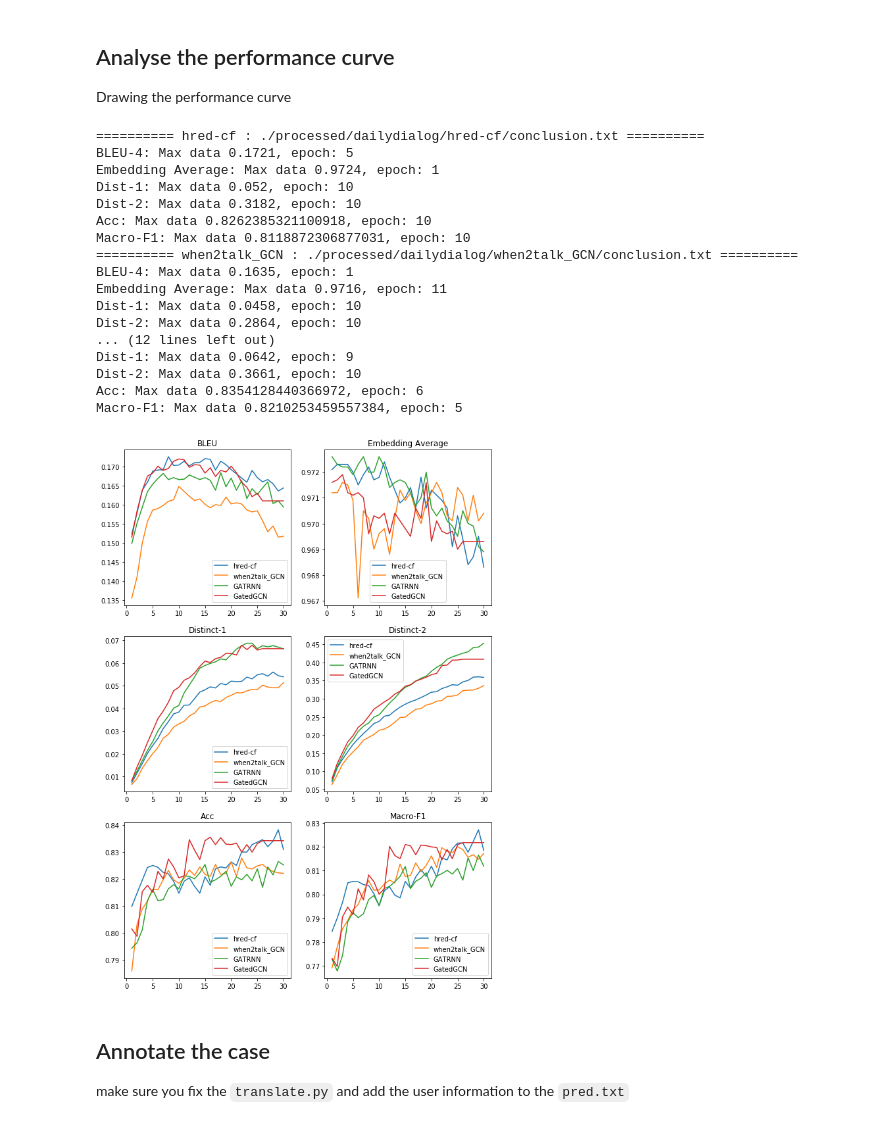
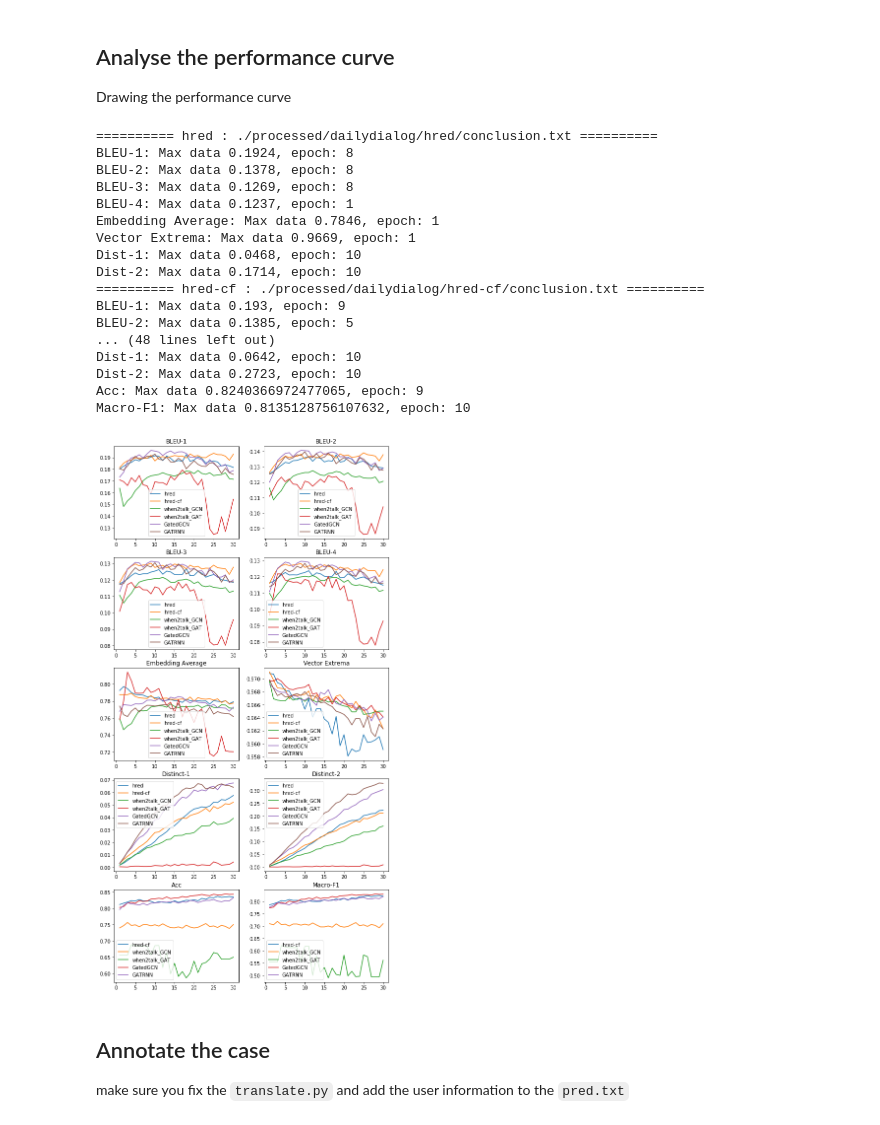
Before and after one commit to gmftbyGMFTBY/WhenToSpeak, a Jupyter notebook: analyse.ipynb, the cells around one changed output. Cells and saved outputs as stored; diff of their text form; code cells hidden in the pictures.

```diff
--- a/analyse.ipynb
+++ b/analyse.ipynb
@@ -10,7 +10,7 @@ import ipdb
 import os
 from IPython.display import clear_output as clear
 # %%
-models = ['hred-cf', 'when2talk_GCN', 'GATRNN', 'GatedGCN']
+models = ['hred', 'hred-cf', 'when2talk_GCN', 'when2talk_GAT', 'GatedGCN', 'GATRNN']
 dataset_name = 'dailydialog'
 paths = [f'./processed/{dataset_name}/{i}/conclusion.txt' for i in models]
 size = 30
@@ -85,47 +118,60 @@ for m, path in zip(models, paths):
     data = read_file(path, size=size)
     if data:
         dataset.append(data)
-        meta_data('BLEU-4', data[0],
+        meta_data('BLEU-1', data[0],
                   min_threshold=10, max_threshold=22)
-        meta_data('Embedding Average', data[1],
+        meta_data('BLEU-2', data[1],
                   min_threshold=10, max_threshold=22)
-        meta_data('Dist-1', data[2],
+        meta_data('BLEU-3', data[2],
+                  min_threshold=10, max_threshold=22)
+        meta_data('BLEU-4', data[3],
+                  min_threshold=10, max_threshold=22)
+        meta_data('Embedding Average', data[4],
+                  min_threshold=10, max_threshold=22)
+        meta_data('Vector Extrema', data[5],
+                  min_threshold=10, max_threshold=22)
+        meta_data('Dist-1', data[6],
                   min_threshold=10, max_threshold=20)
-        meta_data('Dist-2', data[3],
+        meta_data('Dist-2', data[7],
                   min_threshold=10, max_threshold=20)
-        meta_data('Acc', data[4],
+        meta_data('Acc', data[8],
                   min_threshold=10, max_threshold=20)
-        meta_data('Macro-F1', data[5],
+        meta_data('Macro-F1', data[9],
                   min_threshold=10, max_threshold=20)
 # %% [output]
+========== hred : ./processed/dailydialog/hred/conclusion.txt ==========
+BLEU-1: Max data 0.1924, epoch: 8
+BLEU-2: Max data 0.1378, epoch: 8
+BLEU-3: Max data 0.1269, epoch: 8
+BLEU-4: Max data 0.1237, epoch: 1
+Embedding Average: Max data 0.7846, epoch: 1
+Vector Extrema: Max data 0.9669, epoch: 1
+Dist-1: Max data 0.0468, epoch: 10
+Dist-2: Max data 0.1714, epoch: 10
 ========== hred-cf : ./processed/dailydialog/hred-cf/conclusion.txt ==========
-BLEU-4: Max data 0.1721, epoch: 5
-Embedding Average: Max data 0.9724, epoch: 1
-Dist-1: Max data 0.052, epoch: 10
-Dist-2: Max data 0.3182, epoch: 10
-Acc: Max data 0.8262385321100918, epoch: 10
-Macro-F1: Max data 0.8118872306877031, epoch: 10
-========== when2talk_GCN : ./processed/dailydialog/when2talk_GCN/conclusion.txt ==========
-BLEU-4: Max data 0.1635, epoch: 1
-Embedding Average: Max data 0.9716, epoch: 11
-Dist-1: Max data 0.0458, epoch: 10
-Dist-2: Max data 0.2864, epoch: 10
-... (12 lines left out)
-Dist-1: Max data 0.0642, epoch: 9
-Dist-2: Max data 0.3661, epoch: 10
-Acc: Max data 0.8354128440366972, epoch: 6
-Macro-F1: Max data 0.8210253459557384, epoch: 5
+BLEU-1: Max data 0.193, epoch: 9
+BLEU-2: Max data 0.1385, epoch: 5
+... (48 lines left out)
+Dist-1: Max data 0.0642, epoch: 10
+Dist-2: Max data 0.2723, epoch: 10
+Acc: Max data 0.8240366972477065, epoch: 9
+Macro-F1: Max data 0.8135128756107632, epoch: 10
 # %%
 plt.figure(figsize=(10, 20))
-sub = [plt.subplot(4, 2, 1), plt.subplot(4, 2, 2), plt.subplot(4, 2, 3),
-       plt.subplot(4, 2, 4), plt.subplot(4, 2, 5), plt.subplot(4, 2, 6)]
+sub = [plt.subplot(5, 2, 1), plt.subplot(5, 2, 2), plt.subplot(5, 2, 3),
+       plt.subplot(5, 2, 4), plt.subplot(5, 2, 5), plt.subplot(5, 2, 6),
+       plt.subplot(5, 2, 7), plt.subplot(5, 2, 8), plt.subplot(5, 2, 9),
+       plt.subplot(5, 2, 10)]
 
 for d, m in zip(dataset, models):
-    draw_curve(*sub, *d, m)
+    try:
+        draw_curve(*sub, *d, m)
+    except:
+        raise Exception(f'[!] Error from {m}')
 
 plt.savefig(f'./img/{dataset_name}.png')
 # %% [output]
-[figure, old version]
+[figure, new version]
 # %% [markdown]
 ## Annotate the case
 make sure you fix the `translate.py` and add the user information to the `pred.txt`
```
Also changed, not shown: parts of 5 cells of this notebook, 8 other files.
